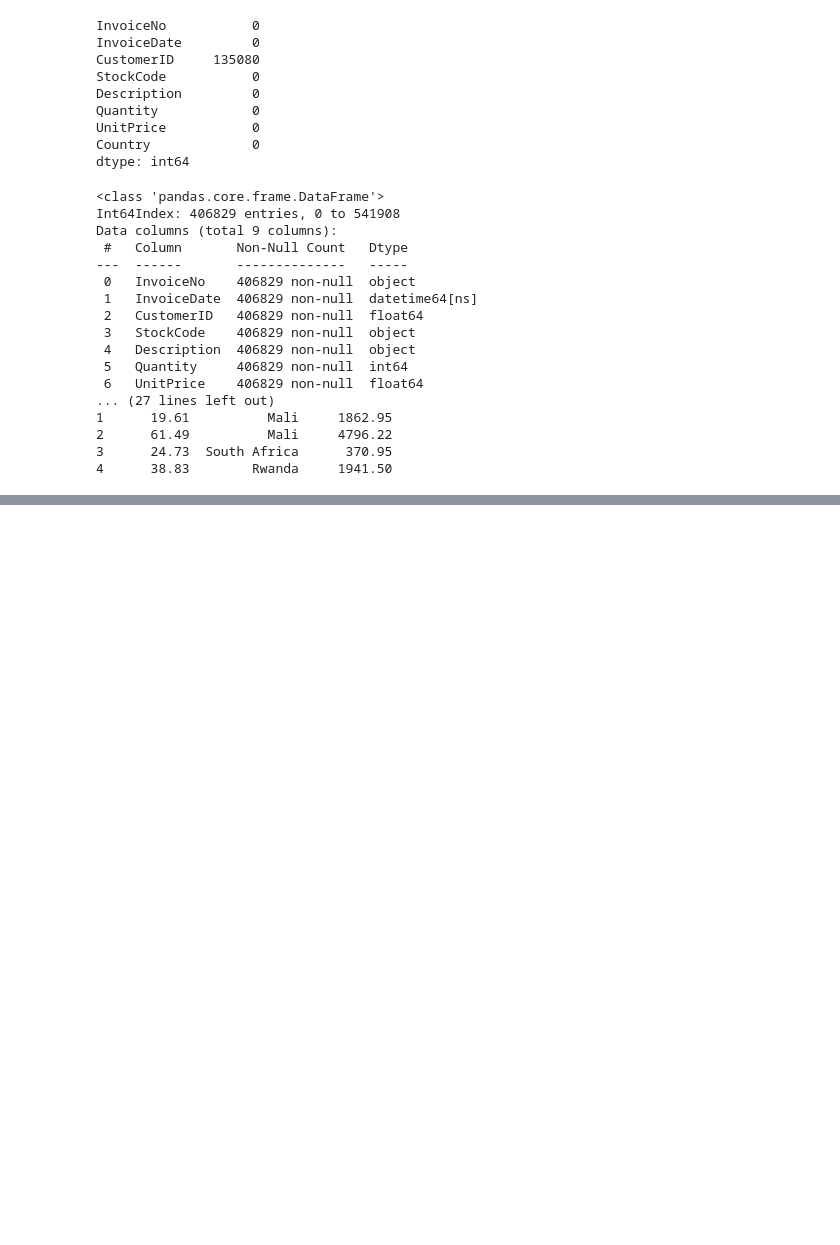
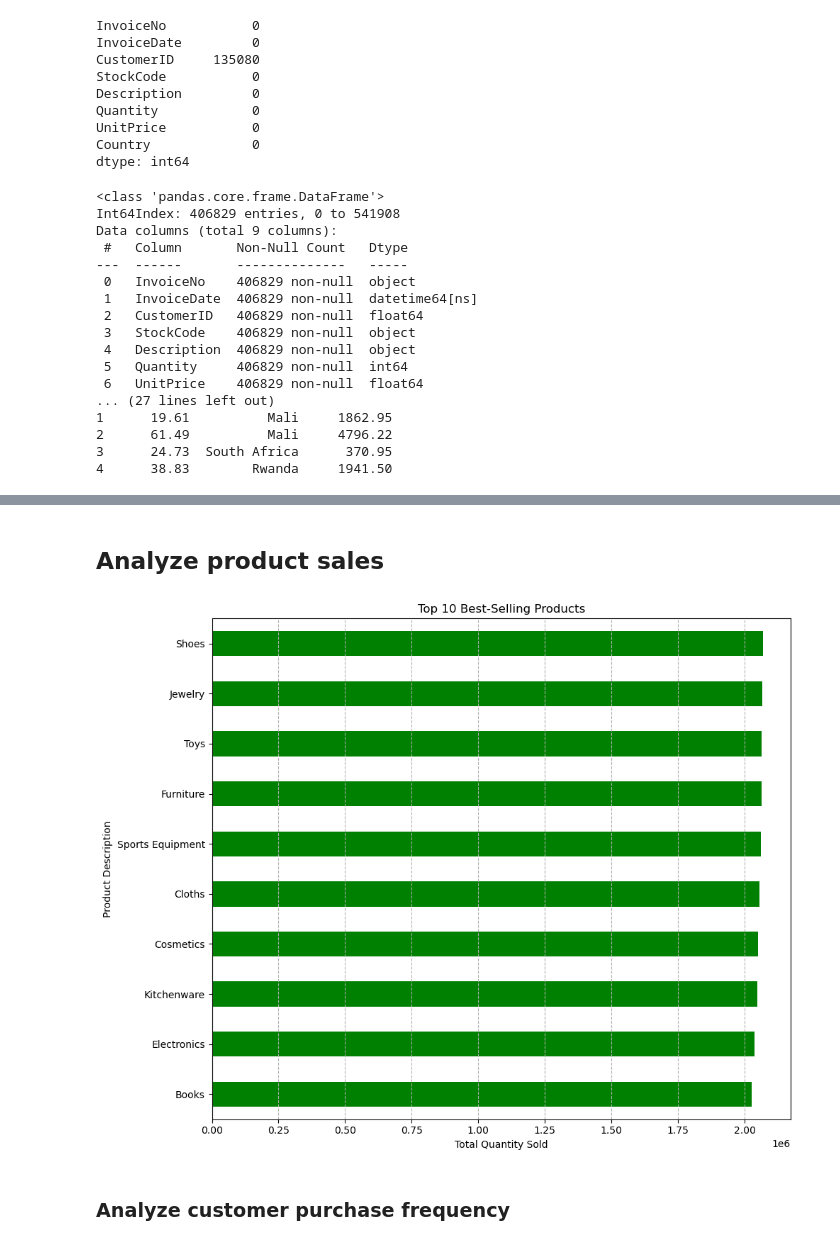
Before and after one commit to Emerald-GitHub/Eshop-pro-cohort-analysis, a Jupyter notebook: notebook/Eshop-pro-cohort-analysis.ipynb, the cells around one changed output, grey strips where cells are left out. Cells and saved outputs as stored; diff of their text form; code cells hidden in the pictures; blank space fills up the shorter version.

```diff
--- a/notebook/Eshop-pro-cohort-analysis.ipynb
+++ b/notebook/Eshop-pro-cohort-analysis.ipynb
@@ -128,0 +154,22 @@ Data columns (total 9 columns):
+# %% [markdown]
+## Analyze product sales
+# %%
+# Group by Description to find top products
+top_products = df.groupby('Description')['Quantity'].sum().sort_values(ascending=False).head(10)
+# %%
+# Plot top products using a horizontal bar chart
+plt.figure(figsize=(10, 8))  # Adjust figure size for better readability
+top_products.plot(kind='barh', color='green')  # Use barh for horizontal bars
+plt.xlabel('Total Quantity Sold')
+plt.ylabel('Product Description')
+plt.title('Top 10 Best-Selling Products')
+plt.gca().invert_yaxis()  # Invert y-axis to show the top product at the top
+plt.grid(axis='x', linestyle='--')  # Add grid lines for better readability
+plt.tight_layout()  # Adjust layout to prevent labels from being cut off
+
+# Display the plot
+plt.show()
+# %% [output]
+[figure, added]
+# %% [markdown]
+### Analyze customer purchase frequency
```
Also changed, not shown: parts of 21 cells of this notebook, 2 other files.
